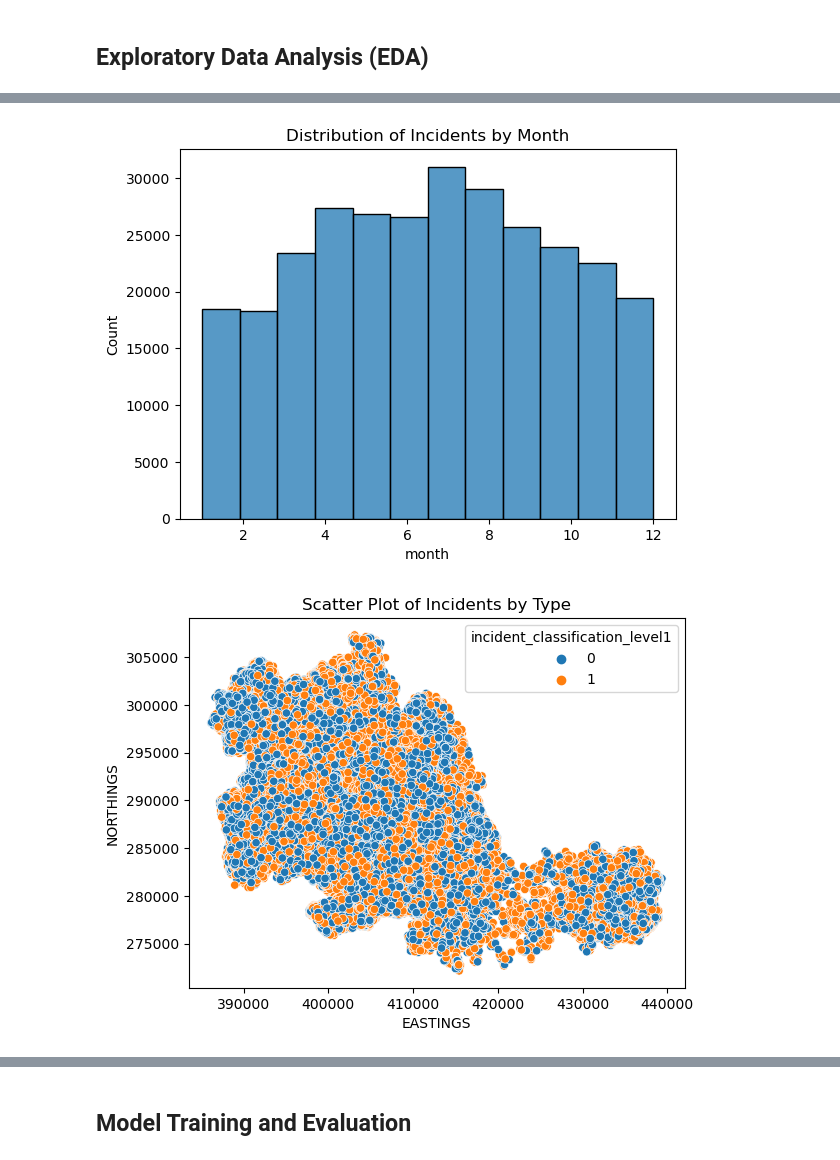
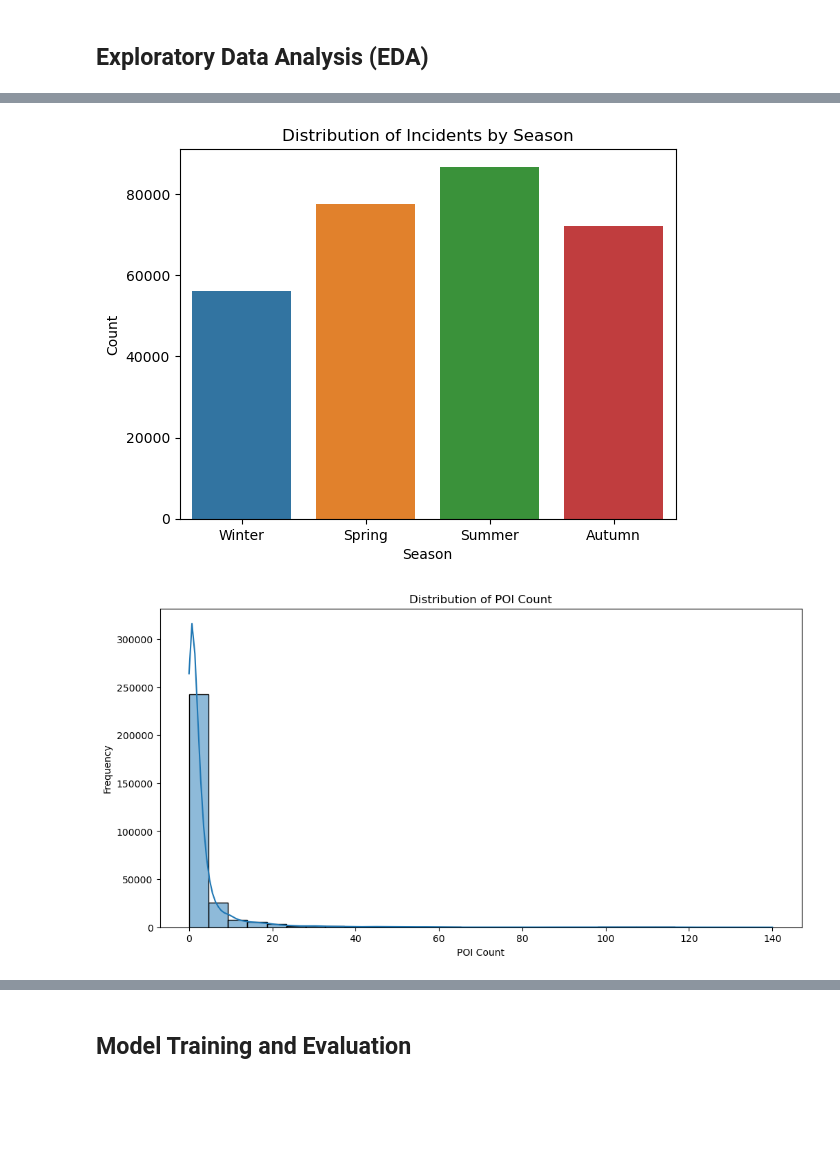
Before and after one commit to gordenleee/CASA_2024_Yunlong_Li, a Jupyter notebook: dissertation.ipynb, the cells around one changed output, grey strips where cells are left out. Cells and saved outputs as stored; diff of their text form; code cells hidden in the pictures; blank space fills up the shorter version.

```diff
--- a/dissertation.ipynb
+++ b/dissertation.ipynb
@@ -181,12 +293,12 @@ Bounding Box: (386159.37650158, 272135.394576111) to (439375.357953017, 307318.6
 # %%
 # Label encode the 'incident_classification_level1' column
 label_encoder = LabelEncoder()
-incidents_df['incident_classification_level1'] = label_encoder.fit_transform(incidents_df['incident_classification_level1'])
+incidents_df['incident_classification_level1_encoded'] = label_encoder.fit_transform(incidents_df['incident_classification_level1'])
 
 # Display the first few rows to see the new encoded column
 print(incidents_df.head())
 
 # Check the unique values in the encoded column to ensure it worked correctly
-print(incidents_df['incident_classification_level1'].unique())
+print(incidents_df['incident_classification_level1_encoded'].unique())
 print(label_encoder.classes_)
 # %% [output]
@@ -237,17 +447,31 @@ std         3.213590
 # %%
-# Distribution of incidents by hour
-sns.histplot(incidents_df['hour'], bins=24)
-plt.title('Distribution of Incidents by Hour')
+# Distribution of incidents by peak and off-peak hours
+sns.countplot(data=incidents_df, x='peak_hour', order=['Peak', 'Off-Peak'])
+plt.title('Distribution of Incidents by Peak and Off-Peak Hours')
+plt.xlabel('Peak Hour')
+plt.ylabel('Count')
 plt.show()
 
-# Distribution by day of the week
-sns.histplot(incidents_df['day_of_week'], bins=7)
-plt.title('Distribution of Incidents by Day of the Week')
+# Distribution of incidents by day type (Weekday/Weekend)
+sns.countplot(data=incidents_df, x='day_type', order=['Weekday', 'Weekend'])
+plt.title('Distribution of Incidents by Day Type')
+plt.xlabel('Day Type')
+plt.ylabel('Count')
 plt.show()
 
-# Distribution by month
-sns.histplot(incidents_df['month'], bins=12)
-plt.title('Distribution of Incidents by Month')
+# Distribution of incidents by season
+sns.countplot(data=incidents_df, x='season', order=['Winter', 'Spring', 'Summer', 'Autumn'])
+plt.title('Distribution of Incidents by Season')
+plt.xlabel('Season')
+plt.ylabel('Count')
+plt.show()
+
+# Distribution of poi_count
+plt.figure(figsize=(12, 6))
+sns.histplot(incidents_df['poi_count'], bins=30, kde=True)
+plt.title('Distribution of POI Count')
+plt.xlabel('POI Count')
+plt.ylabel('Frequency')
 plt.show()
 
 # Scatter plot of incidents
@@ -260,2 +484,2 @@ plt.show()
-[figure, old version]
+[figure, new version]
-[figure, old version]
+[figure, new version]
```
Also changed, not shown: parts of 21 cells of this notebook, 1 other file.
